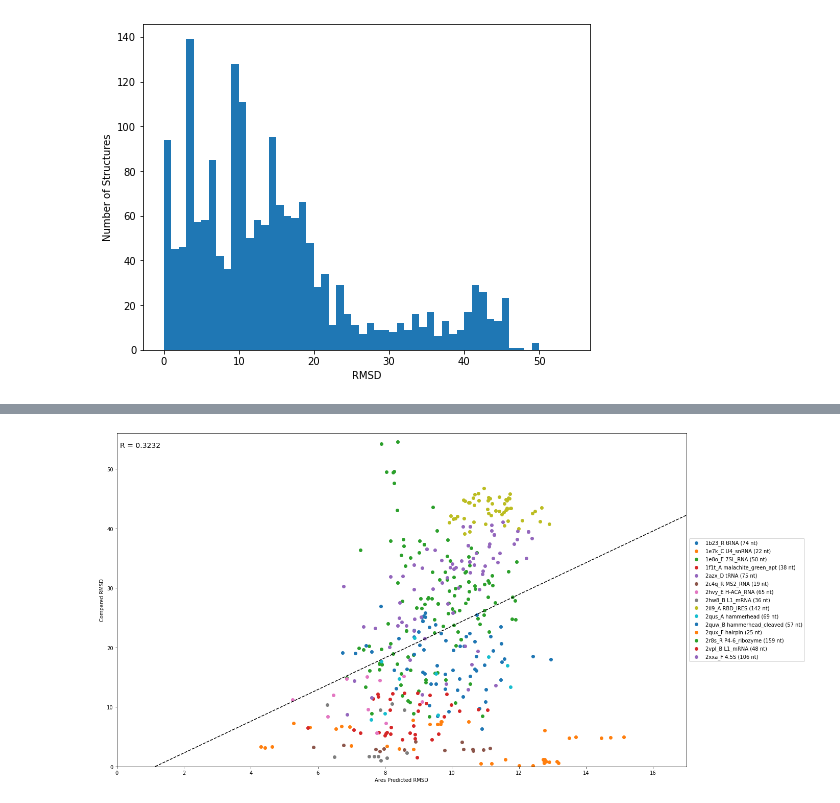
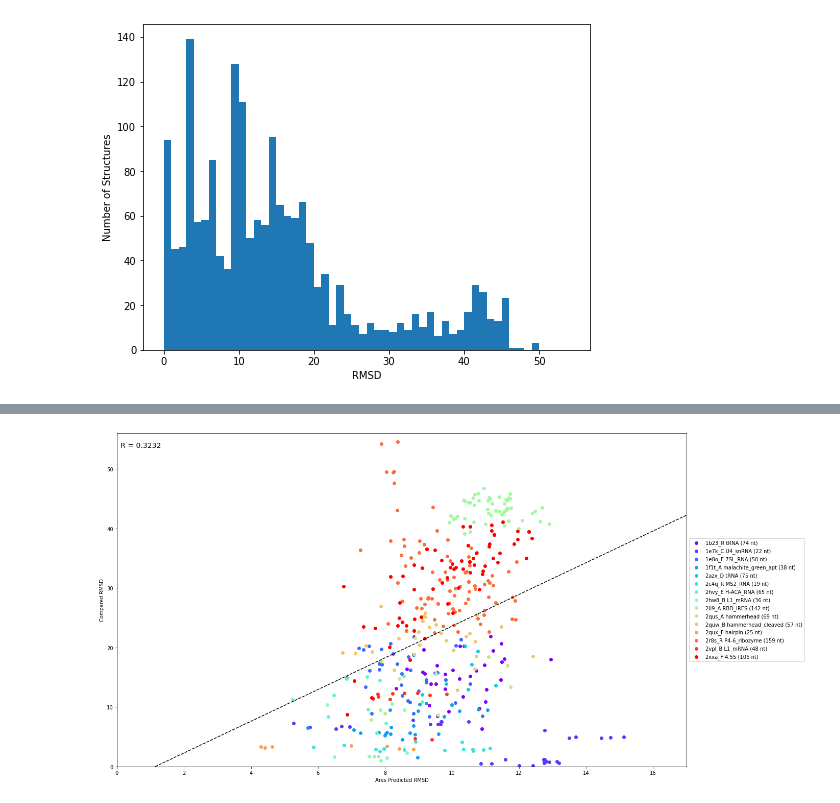
Before and after one commit to milang9/3d_classifier, a Jupyter notebook: notebooks/rmsd_histo.ipynb, the cells around one changed output, grey strips where cells are left out. Drawn from its saved outputs; the diff is of its cells as text; code cells hidden in the pictures.

```diff
--- a/notebooks/rmsd_histo.ipynb
+++ b/notebooks/rmsd_histo.ipynb
@@ -80,8 +80,8 @@ with open("test_id.txt", "r") as fh:
 import matplotlib.pyplot as plt
 from scipy.stats import linregress
 import math
-
-
+import numpy as np
+import matplotlib.cm as cm
 
 pred = []
 true = []
@@ -99,11 +99,36 @@ for name, values in rmsd_dict.items():
             samples[name[:6]] = [[values[0]],[values[1]]]
 
 print(f"{c} samples compared")
+
+# Solo Samples
+
+'''
+for name in sorted(samples):
+    fig, ax1 = plt.subplots(figsize=(10, 6), layout='constrained')#, gridspec_kw={'width_ratios': [5, 1]})#
+    han = lab = ""
+
+    reg = linregress(samples[name][1], samples[name][0])
+    ax1.scatter(samples[name][1], samples[name][0], label=f"{str(name)} {label_dict[name][0]} ({label_dict[name][1]} nt)")
+    ax1.axline(xy1=(0, reg.intercept), slope=reg.slope, linestyle="--", color="k")
+    ax1.text(0.1, max(samples[name][0]), f"R = {reg.rvalue:.4f}", fontsize = 14, va="top", ha="left")
+    #ax2.violinplot(losses, showextrema=True, showmedians=True, quantiles=[0.25, 0.75])# boxplot(losses)
+    ax1.set_title(f"{name}")
+    ax1.set_ylabel("Compared RMSD")
+    ax1.set_xlabel("Ares Predicted RMSD")
+    ax1.set_ylim([0, math.ceil(max(samples[name][0])) + 1])
+    ax1.set_xlim([0, math.ceil(max(samples[name][1])) + 1])
+    han, lab = ax1.get_legend_handles_labels()
+    plt.legend(han, lab, loc='center left', bbox_to_anchor=(1, 0.5))
+    plt.show()
+'''
+
+#all samples
 reg = linregress(pred, true)
 print(reg)
+colours = cm.rainbow(np.linspace(0, 1, len(samples)))
 fig, ax1 = plt.subplots(figsize=(20, 12))#, gridspec_kw={'width_ratios': [5, 1]})#, layout='constrained')
-for name in sorted(samples):
-    ax1.scatter(samples[name][1], samples[name][0], label=f"{str(name)} {label_dict[name][0]} ({label_dict[name][1]} nt)")
+for name, c in zip(sorted(samples), colours):
+    ax1.scatter(samples[name][1], samples[name][0], color=c, label=f"{str(name)} {label_dict[name][0]} ({label_dict[name][1]} nt)")
 ax1.axline(xy1=(0, reg.intercept), slope=reg.slope, linestyle="--", color="k")
 ax1.text(0.1, max(true), f"R = {reg.rvalue:.4f}", fontsize = 14, va="top", ha="left")
 #ax2.violinplot(losses, showextrema=True, showmedians=True, quantiles=[0.25, 0.75])# boxplot(losses)
@@ -124 +149 @@ LinregressResult(slope=2.664491770195672, intercept=-3.052761958152658, rvalue=0
-[figure, old version]
+[figure, new version]
```
Also changed, not shown: parts of 1 cell of this notebook, 2 other files.
